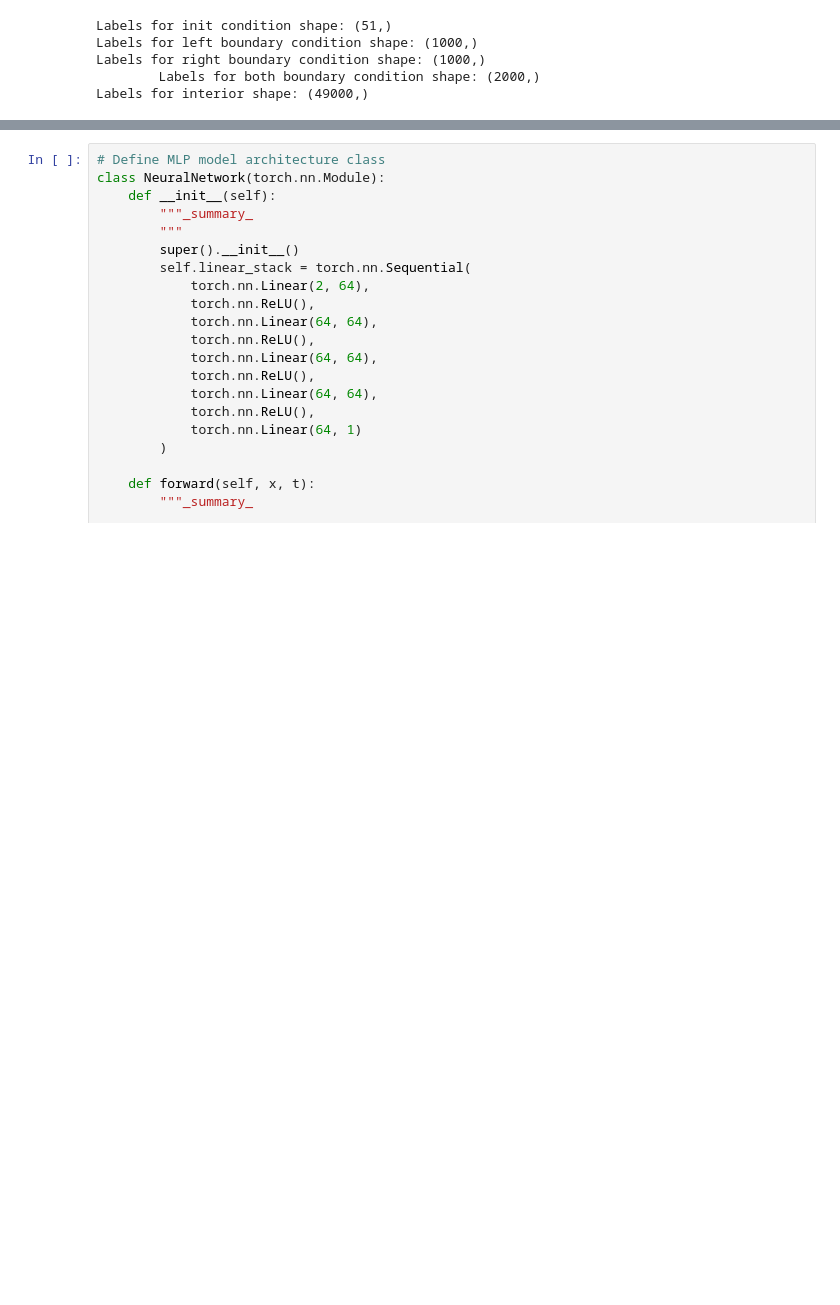
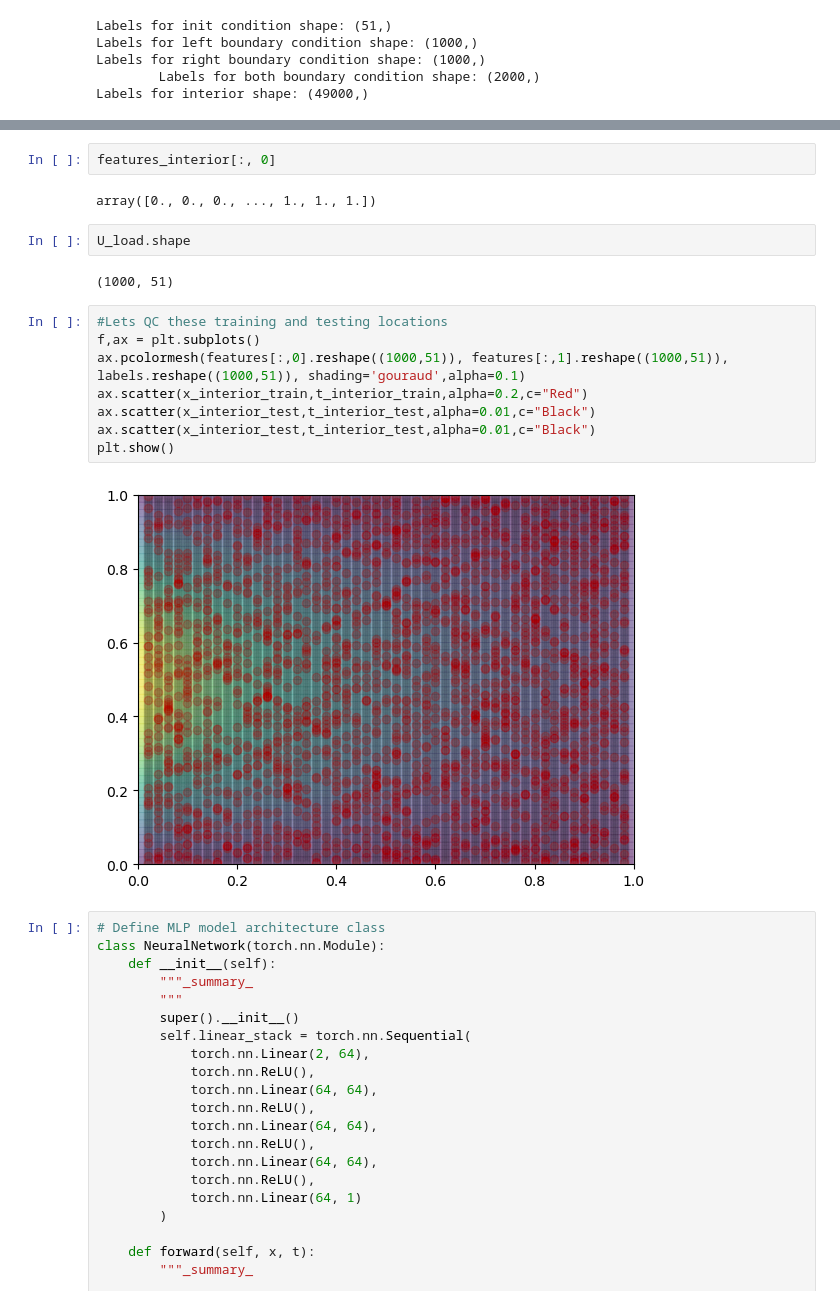
Before and after one commit to harrymchugh/pinns, a Jupyter notebook: src/1d-heat/1d-heat-pinn.ipynb, the cells around one changed output, grey strips where cells are left out. Saved outputs shown, nothing was run; the diff lists cells and outputs as text; blank space fills up the shorter version.

```diff
--- a/src/1d-heat/1d-heat-pinn.ipynb
+++ b/src/1d-heat/1d-heat-pinn.ipynb
@@ -255,3 +257,21 @@ labels_init_test shape((41,)) type(<class 'numpy.ndarray'>)
+# %%
+features_interior[:, 0]
+# %% [output]
+array([0., 0., 0., ..., 1., 1., 1.])
+# %%
+U_load.shape
+# %% [output]
+(1000, 51)
+# %%
+#Lets QC these training and testing locations
+f,ax = plt.subplots()
+ax.pcolormesh(features[:,0].reshape((1000,51)), features[:,1].reshape((1000,51)), labels.reshape((1000,51)), shading='gouraud',alpha=0.1)
+ax.scatter(x_interior_train,t_interior_train,alpha=0.2,c="Red")
+ax.scatter(x_interior_test,t_interior_test,alpha=0.01,c="Black")
+ax.scatter(x_interior_test,t_interior_test,alpha=0.01,c="Black")
+plt.show()
+# %% [output]
+[figure, added]
 # %%
 # Define MLP model architecture class
 class NeuralNetwork(torch.nn.Module):
```
Also changed, not shown: parts of 5 cells of this notebook, 3 other files.
